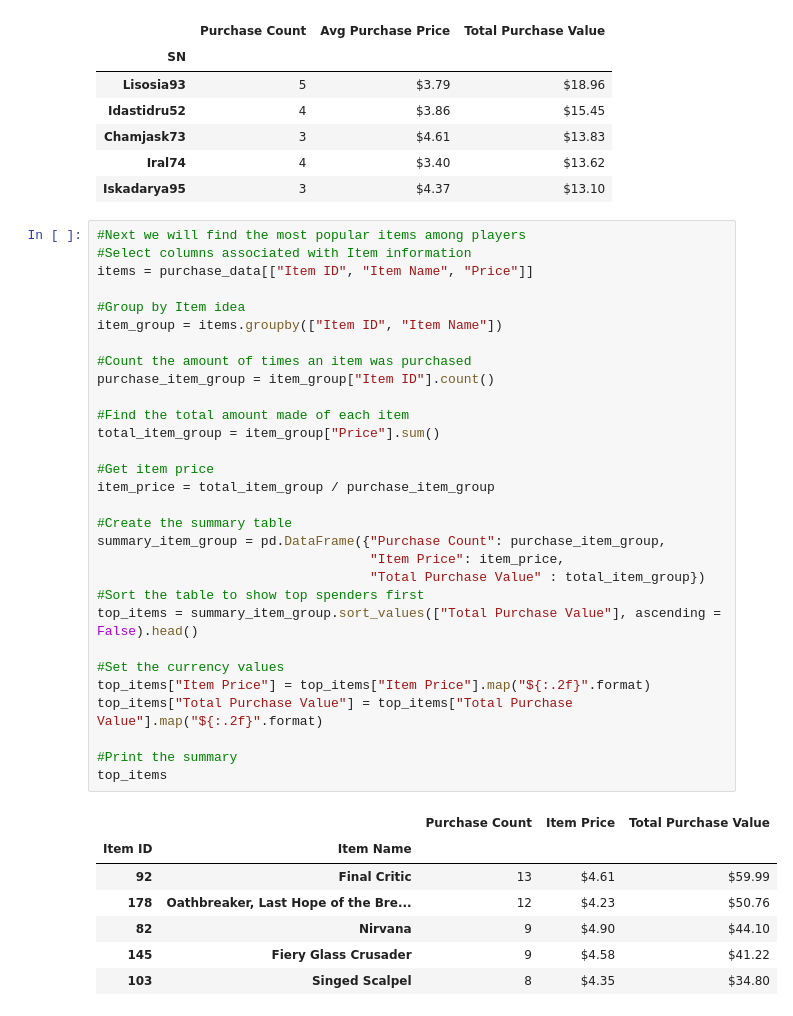
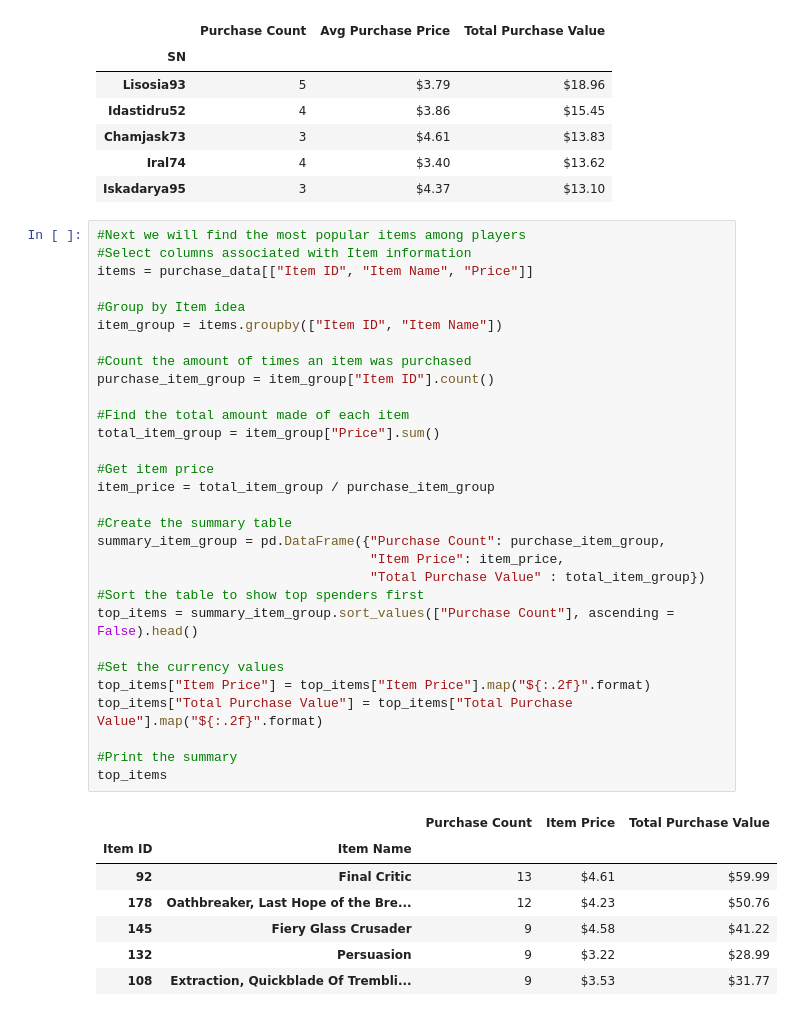
Before and after one commit to tnatoli29/panda-challenge, a Jupyter notebook: HerosOfPymoli/HerosofPymoli.ipynb, the cells around one changed output. Cells and saved outputs as stored; diff of their text form.

```diff
--- a/HerosOfPymoli/Untitled.ipynb
+++ b/HerosOfPymoli/HerosofPymoli.ipynb
@@ -245,34 +252,34 @@ items = purchase_data[["Item ID", "Item Name", "Price"]]
 
 #Group by Item idea
 item_group = items.groupby(["Item ID", "Item Name"])
 
 #Count the amount of times an item was purchased
 purchase_item_group = item_group["Item ID"].count()
 
 #Find the total amount made of each item
 total_item_group = item_group["Price"].sum()
 
 #Get item price
 item_price = total_item_group / purchase_item_group
 
 #Create the summary table
 summary_item_group = pd.DataFrame({"Purchase Count": purchase_item_group,
                                    "Item Price": item_price,
                                    "Total Purchase Value" : total_item_group})
 #Sort the table to show top spenders first
-top_items = summary_item_group.sort_values(["Total Purchase Value"], ascending = False).head()
+top_items = summary_item_group.sort_values(["Purchase Count"], ascending = False).head()
 
 #Set the currency values
 top_items["Item Price"] = top_items["Item Price"].map("${:.2f}".format)
 top_items["Total Purchase Value"] = top_items["Total Purchase Value"].map("${:.2f}".format)
 
 #Print the summary
 top_items
 # %% [output]
 |  |  | Purchase Count | Item Price | Total Purchase Value |
 | Item ID | Item Name |  |  |  |
 | 92 | Final Critic | 13 | $4.61 | $59.99 |
 | 178 | Oathbreaker, Last Hope of the Bre... | 12 | $4.23 | $50.76 |
-| 82 | Nirvana | 9 | $4.90 | $44.10 |
 | 145 | Fiery Glass Crusader | 9 | $4.58 | $41.22 |
-| 103 | Singed Scalpel | 8 | $4.35 | $34.80 |
+| 132 | Persuasion | 9 | $3.22 | $28.99 |
+| 108 | Extraction, Quickblade Of Trembli... | 9 | $3.53 | $31.77 |
```
Also changed, not shown: parts of 3 cells of this notebook.
